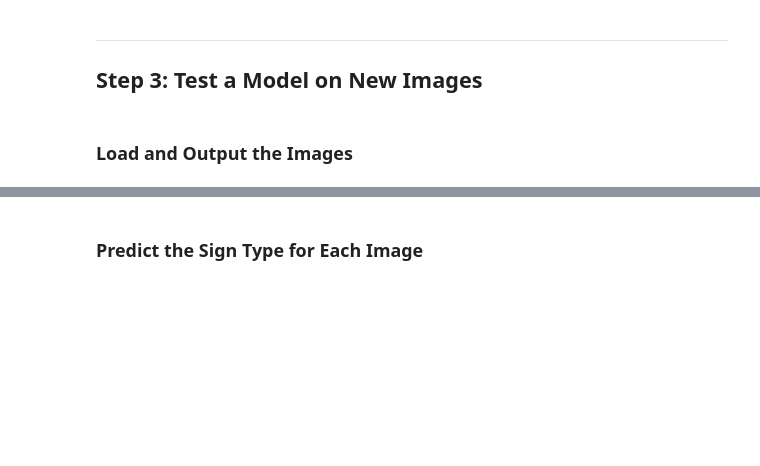
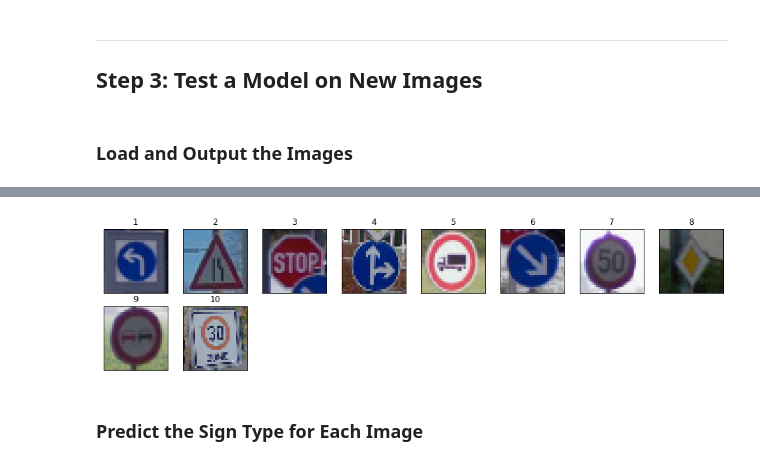
Before and after one commit to zagorulko/sdc-traffic-signs, a Jupyter notebook: Traffic_Sign_Classifier.ipynb, the cells around one changed output, grey strips where cells are left out. Cells and saved outputs as stored; diff of their text form; code cells hidden in the pictures; blank space fills up the shorter version.

```diff
--- a/Traffic_Sign_Classifier.ipynb
+++ b/Traffic_Sign_Classifier.ipynb
@@ -282,3 +262,16 @@ visualize(X_new_in, ground_truth)
+# %%
+nrows, ncols = 8, 8
+fig = plt.figure(figsize=(16, 16))
+for i, img in enumerate(X_new_in):
+    ax = fig.add_subplot(nrows, ncols, i+1)
+    ax.set_title(str(i+1))
+    plt.xticks([])
+    plt.yticks([])
+    ax.imshow(img)
+plt.savefig('new_signs.png', bbox_inches='tight', dpi=150)
+plt.show()
+# %% [output]
+[figure, added]
 # %% [markdown]
 ### Predict the Sign Type for Each Image
 # %%
```
Also changed, not shown: parts of 13 cells of this notebook, 2 other files.
